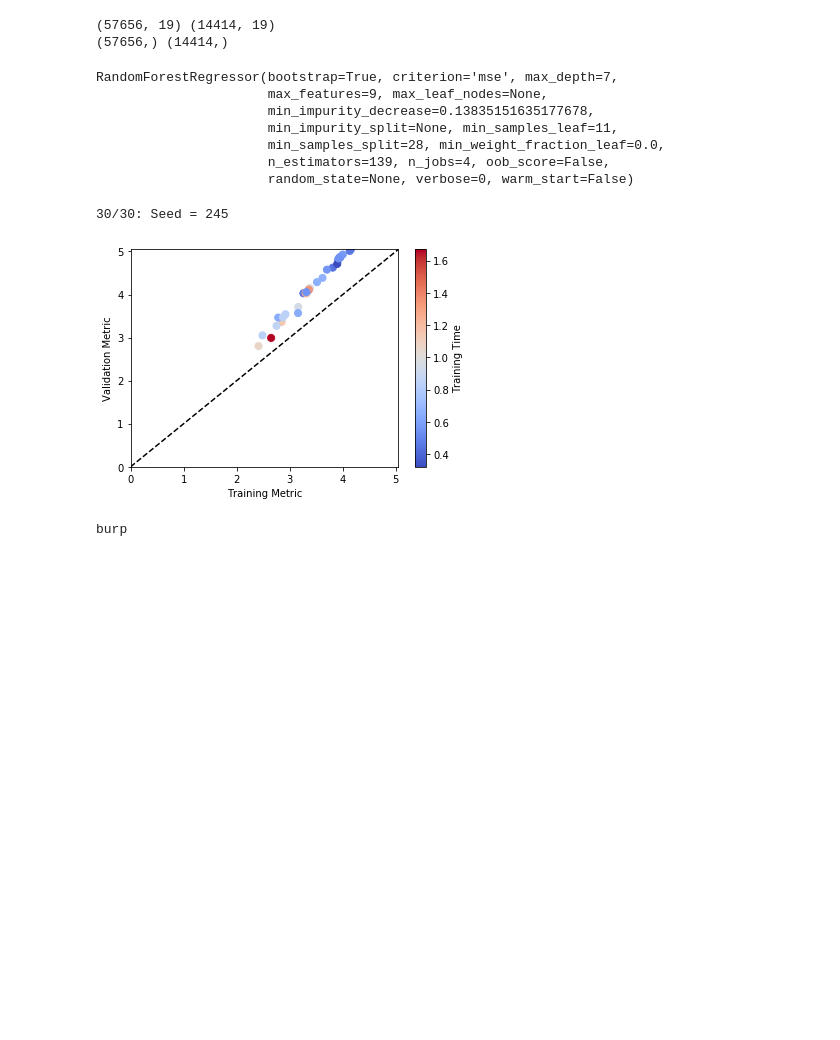
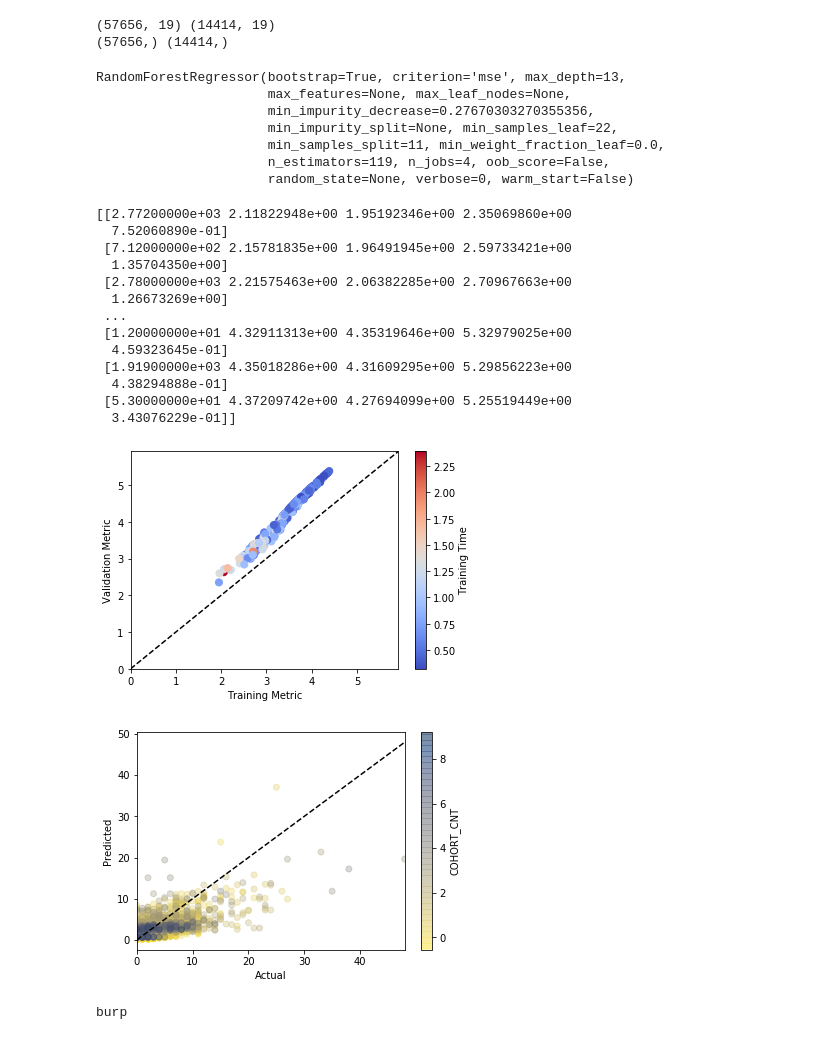
Before and after one commit to andytaylor823/CS-4774-Final-Project, a Jupyter notebook: RandomSeedSearchCV.ipynb, the cells around one changed output. Drawn from its saved outputs; the diff is of its cells as text; code cells hidden in the pictures; blank space fills up the shorter version.

Commit message:
Tested RandomSeedSearchCV tuner to tune RandomForestRegressor hyperparameters.

```diff
--- a/RandomSeedSearchCV.ipynb
+++ b/RandomSeedSearchCV.ipynb
@@ -172,12 +185,12 @@ def RandomSeedSearchCV(random_model_maker,X_train,y_train,N=50,
 # and constructs a model with hyperparameters drawn from internally-defined probability distributions.
 
 def randomseed_rfr_maker(seed,
-         ne_lo=40, ne_hi=150,               # (1) n_estimators
-         md_lo =3, md_hi =10, md_Pnone=0.5, # (2) max_depth
+         ne_lo=20, ne_hi=200,               # (1) n_estimators
+         md_lo =3, md_hi =15, md_Pnone=0.5, # (2) max_depth
          mss_lo=2, mss_hi=50,               # (3) min_samples_split
          msl_lo=2, msl_hi=25,               # (4) min_samples_leaf
-         mf_lo =3, mf_hi =10, mf_Pnone=0.5, # (5) max_features
-         mid_lo=0.,mid_hi=0.2,              # (6) min_impurity_decrease
+         mf_lo =3, mf_hi =15, mf_Pnone=0.3, # (5) max_features
+         mid_lo=0.,mid_hi=0.4,              # (6) min_impurity_decrease
          n_jobs=4):
 
     #Set random seed.
@@ -214,17 +227,37 @@ def randomseed_rfr_maker(seed,
 #Example of a model drawn up from this model-maker.
 randomseed_rfr_maker(20)
 # %% [output]
-RandomForestRegressor(bootstrap=True, criterion='mse', max_depth=7,
-                      max_features=9, max_leaf_nodes=None,
-                      min_impurity_decrease=0.13835151635177678,
-                      min_impurity_split=None, min_samples_leaf=11,
-                      min_samples_split=28, min_weight_fraction_leaf=0.0,
-                      n_estimators=139, n_jobs=4, oob_score=False,
+RandomForestRegressor(bootstrap=True, criterion='mse', max_depth=13,
+                      max_features=None, max_leaf_nodes=None,
+                      min_impurity_decrease=0.27670303270355356,
+                      min_impurity_split=None, min_samples_leaf=22,
+                      min_samples_split=11, min_weight_fraction_leaf=0.0,
+                      n_estimators=119, n_jobs=4, oob_score=False,
                       random_state=None, verbose=0, warm_start=False)
 # %%
 #Searching through RandomForestRegressor models.
-RandomSeedSearchCV(randomseed_rfr_maker,X_train,y_train,N=30,shield_seed=True,random_state=42)
+tbl = RandomSeedSearchCV(randomseed_rfr_maker,X_train,y_train,N=300,shield_seed=True,random_state=42)
+print(tbl)
+best_seed = int(tbl[0,0])
+best_model = randomseed_rfr_maker(best_seed)
+
+best_model.fit(X_train,y_train)
+y_pred = best_model.predict(X_test)
+scatter_predvreal(y_test,y_pred,colorby=X_test[:,0])
 # %% [output]
-30/30: Seed = 245
+[[2.77200000e+03 2.11822948e+00 1.95192346e+00 2.35069860e+00
+  7.52060890e-01]
+ [7.12000000e+02 2.15781835e+00 1.96491945e+00 2.59733421e+00
+  1.35704350e+00]
+ [2.78000000e+03 2.21575463e+00 2.06382285e+00 2.70967663e+00
+  1.26673269e+00]
+ ...
+ [1.20000000e+01 4.32911313e+00 4.35319646e+00 5.32979025e+00
+  4.59323645e-01]
+ [1.91900000e+03 4.35018286e+00 4.31609295e+00 5.29856223e+00
+  4.38294888e-01]
+ [5.30000000e+01 4.37209742e+00 4.27694099e+00 5.25519449e+00
+  3.43076229e-01]]
-[figure, old version]
+[figure, new version]
+[figure, added]
 # %%
```
Also changed, not shown: parts of 3 cells of this notebook.
